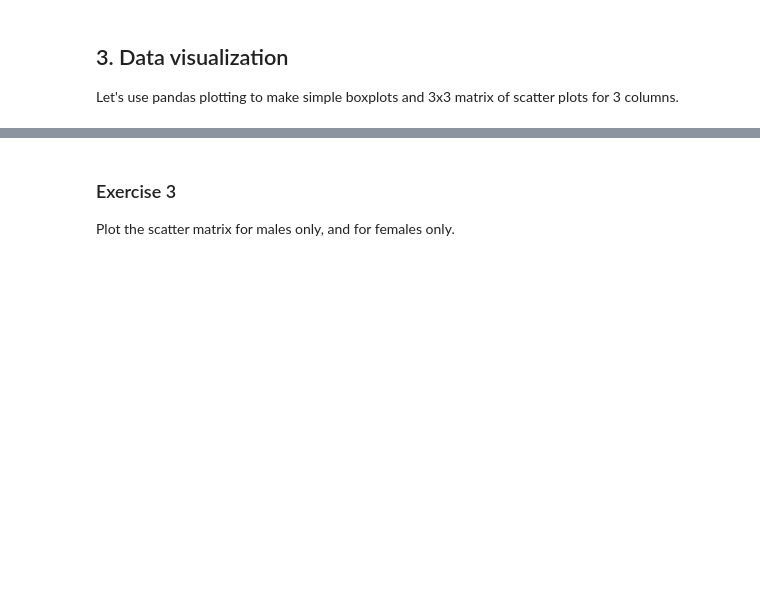
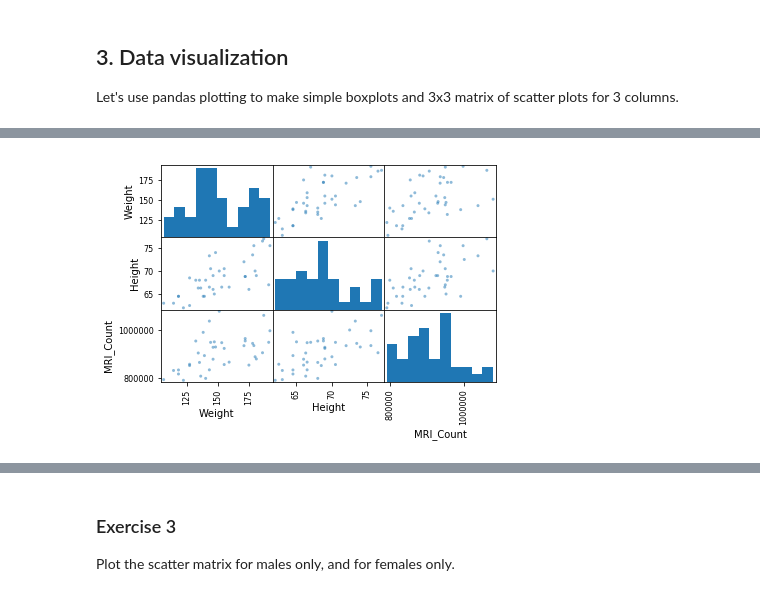
Before and after one commit to nomemm/advstat-labs, a Jupyter notebook: Lab01/Lab01.ipynb, the cells around one changed output, grey strips where cells are left out. Cells and saved outputs as stored; diff of their text form; code cells hidden in the pictures; blank space fills up the shorter version.

```diff
--- a/Lab01/Lab01.ipynb
+++ b/Lab01/Lab01.ipynb
@@ -77,8 +99,8 @@ The csv contains following columns:
 1. MRI_Count: total pixel Count from the 18 MRI scans
 # %%
 import pandas as pd
-data = pd.read_csv('examples/brain_size.csv', sep=';', na_values=".")
-data
+import os.path
+data = pd.read_csv(os.getcwd() + '/examples/brain_size.csv', sep=';', na_values=".")
 # %% [markdown]
 It is also possible to create dataset from dictionary
 # %%
@@ -141,5 +238,6 @@ plt.show()
 # %%
-from pandas.plotting import scatter_matrix
-scatter_matrix(data[['Weight', 'Height', 'MRI_Count']])
+pd.scatter_matrix(data[['Weight', 'Height', 'MRI_Count']])
 plt.show()
+# %% [output]
+[figure, added]
 # %%
```
Also changed, not shown: parts of 32 cells of this notebook.
